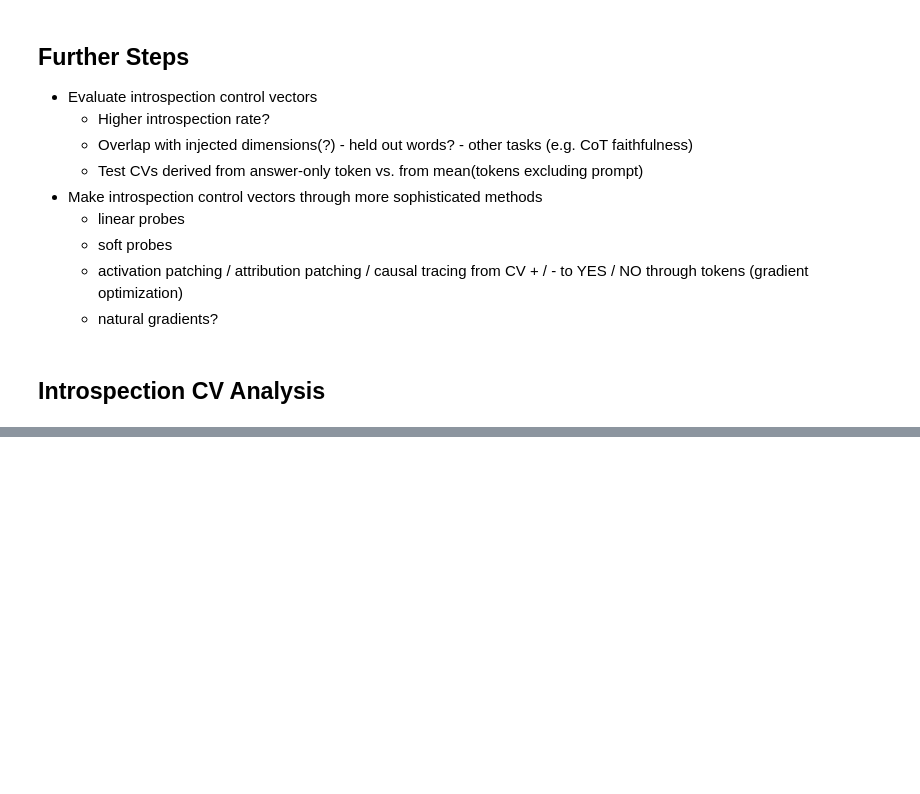
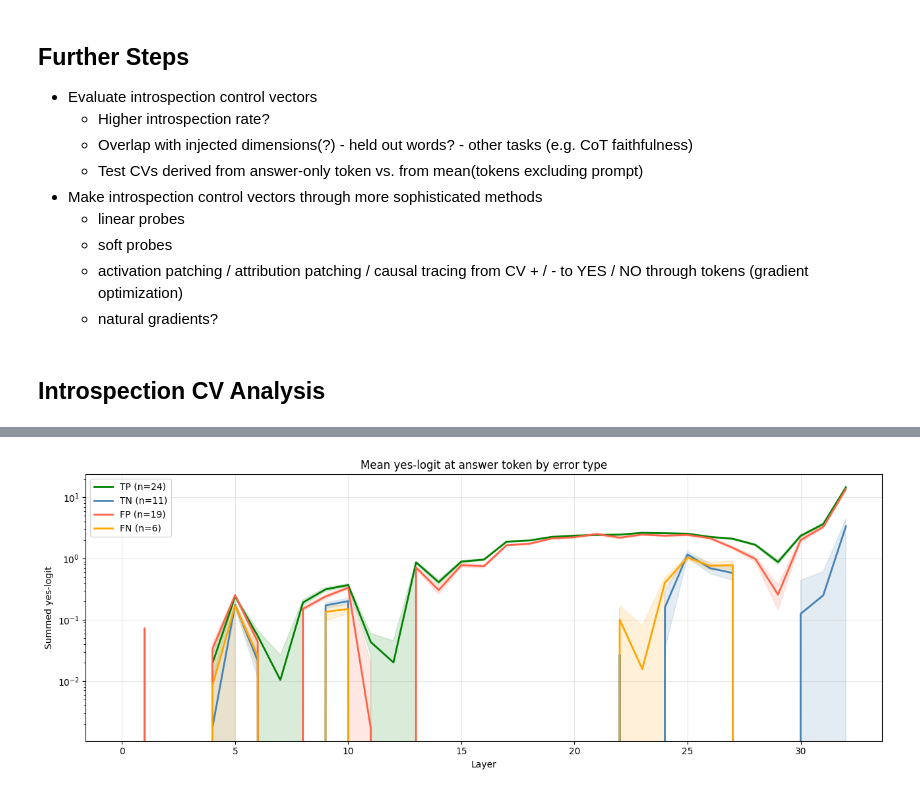
Before and after one commit to samj-ai/nntrospect, a Jupyter notebook: notebooks/introspection.ipynb, the cells around one changed output, grey strips where cells are left out. Cells and saved outputs as stored; diff of their text form; code cells hidden in the pictures; blank space fills up the shorter version.

```diff
--- a/notebooks/introspection.ipynb
+++ b/notebooks/introspection.ipynb
@@ -820,7 +824,7 @@ fn = 0
 tn = 0
 na = 0
 # more experiment settings for multiple trians
-n_trials = 120
+n_trials = 30
 target_layers = [15, 16, 17, 18]
 strength = 1.0
 inputs_tokens = tokenizer.convert_ids_to_tokens(inputs['input_ids'][0])
@@ -839,7 +843,7 @@ if make_introspection_vector:
     global_n = {k: 0 for k in [0, 1, 2, 3]}
 
 # main experiment loop
-for sw, cv in zip(steering_words[:1], steering_vectors[:1]):
+for sw, cv in zip(steering_words[:1] + steering_words[2:3], steering_vectors[:1] + steering_vectors[2:3]):
     # reset error and introspection vector each trial
     tp, fp, fn, tn = 0, 0, 0, 0
     if method == "mean" or method == "both":
@@ -1005,12 +1009,3 @@ df.columns
 Index(['run_id', 'timestamp', 'steering_word', 'layers', 'strength', 'prompt',
        'output', 'answer', 'notes', 'lens_file', 'tokens_file'],
       dtype='object')
-# %%
-for row in df.itertuples():
-    # get tokens
-    tfstr = str(row.tokens_file)
-    # tokens = logger_past.load_token_data(filename=str(row.tokens_file))
-    lens = logger_past.load_lens_data(filename=row.lens_file)
-    sw = row.steering_word
-    ans = row.answer
-    print(sw, ans)
@@ -1243,31 +1177,34 @@ print(f"N/A trials: {len(yes_or_no) - len(valid_idx)}")
 # %%
 # Mean yes-logit at the answer token across layers, broken out by error type.
 # With placebo-only trials the groups will be FP (said yes) and TN (said no).
 
 yes_logits_arr = np.stack(trial_df['yes_logits'].values)  # (n_trials, n_layers)
 n_layers = yes_logits_arr.shape[1]
 layers = np.arange(n_layers)
 
 fig, ax = plt.subplots(figsize=(13, 5))
 color_map = {'TP': 'green', 'TN': 'steelblue', 'FP': 'tomato', 'FN': 'orange'}
 
 for etype, color in color_map.items():
     mask = (trial_df['error_type'] == etype).values
     n = mask.sum()
     if n == 0:
         continue
     mean_p = yes_logits_arr[mask].mean(axis=0)
     sem_p  = yes_logits_arr[mask].std(axis=0) / np.sqrt(n)
     ax.plot(layers, mean_p, label=f'{etype} (n={n})', color=color, linewidth=2)
     ax.fill_between(layers, mean_p - sem_p, mean_p + sem_p, alpha=0.15, color=color)
+    plt.yscale('log')
 
 ax.set_xlabel('Layer')
 ax.set_ylabel('Summed yes-logit')
 ax.set_title('Mean yes-logit at answer token by error type')
 ax.legend()
 ax.grid(True, alpha=0.3)
 plt.tight_layout()
 plt.show()
+# %% [output]
+[figure, added]
 # %%
 # Project each layer of the introspection CVs through lm_head to see where
 # the yes-direction is strongest — this tells us which layers the CV 'lives in'.
```
Also changed, not shown: parts of 10 cells of this notebook, 1 other file.
